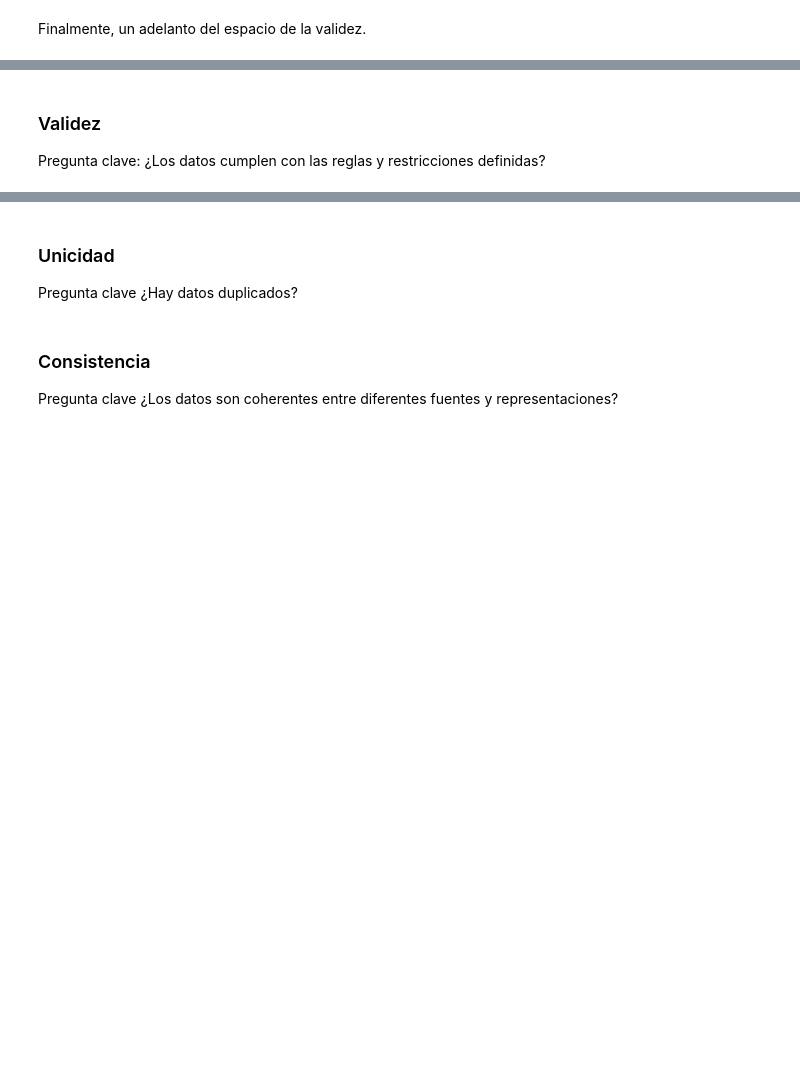
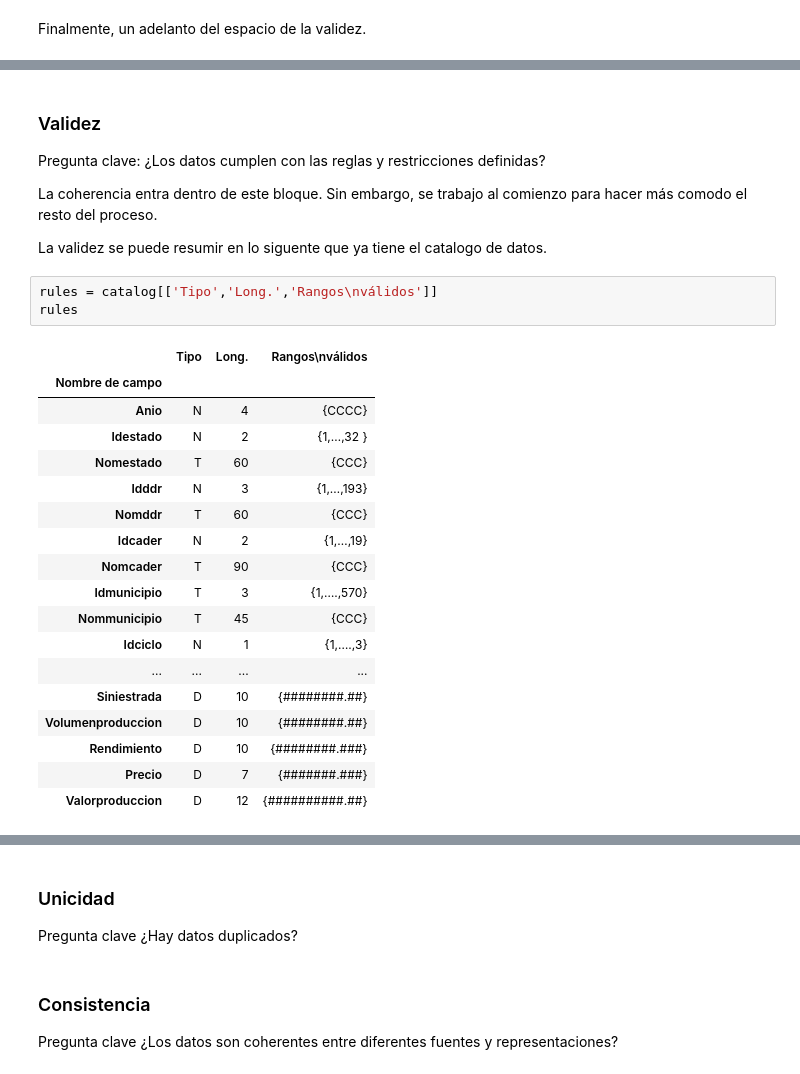
Before and after one commit to MCDagro3/proyecto_agronomia, a Jupyter notebook: notebooks/quality_data.ipynb, the cells around one changed output, grey strips where cells are left out. Cells and saved outputs as stored; diff of their text form; blank space fills up the shorter version.

```diff
--- a/notebooks/quality_data.ipynb
+++ b/notebooks/quality_data.ipynb
@@ -195,3 +348,29 @@ Pregunta Clave: ¿Los datos están completos y no faltan valores?
 Pregunta clave:
 ¿Los datos cumplen con las reglas y restricciones
 definidas?
+
+La coherencia entra dentro de este bloque. Sin embargo, se trabajo al comienzo para hacer más comodo el resto del proceso.
+
+La validez se puede resumir en lo siguente que ya tiene el catalogo de datos.
+# %%
+rules = catalog[['Tipo','Long.','Rangos\nválidos']]
+rules
+# %% [output]
+|  | Tipo | Long. | Rangos\nválidos |
+| Nombre de campo |  |  |  |
+| Anio | N | 4 | {CCCC} |
+| Idestado | N | 2 | {1,…,32 } |
+| Nomestado | T | 60 | {CCC} |
+| Idddr | N | 3 | {1,…,193} |
+| Nomddr | T | 60 | {CCC} |
+| Idcader | N | 2 | {1,…,19} |
+| Nomcader | T | 90 | {CCC} |
+| Idmunicipio | T | 3 | {1,….,570} |
+| Nommunicipio | T | 45 | {CCC} |
+| Idciclo | N | 1 | {1,….,3} |
+| ... | ... | ... | ... |
+| Siniestrada | D | 10 | {########.##} |
+| Volumenproduccion | D | 10 | {########.##} |
+| Rendimiento | D | 10 | {########.###} |
+| Precio | D | 7 | {#######.###} |
+| Valorproduccion | D | 12 | {##########.##} |
```
Also changed, not shown: parts of 35 cells of this notebook, 2 other files.
